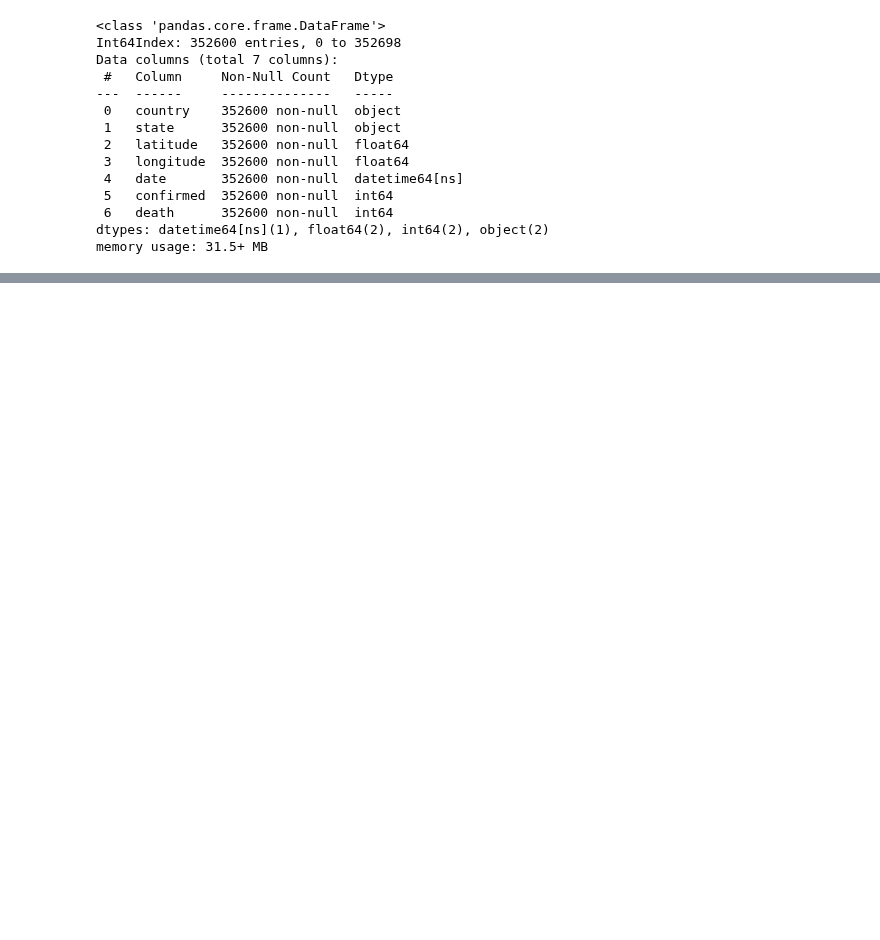
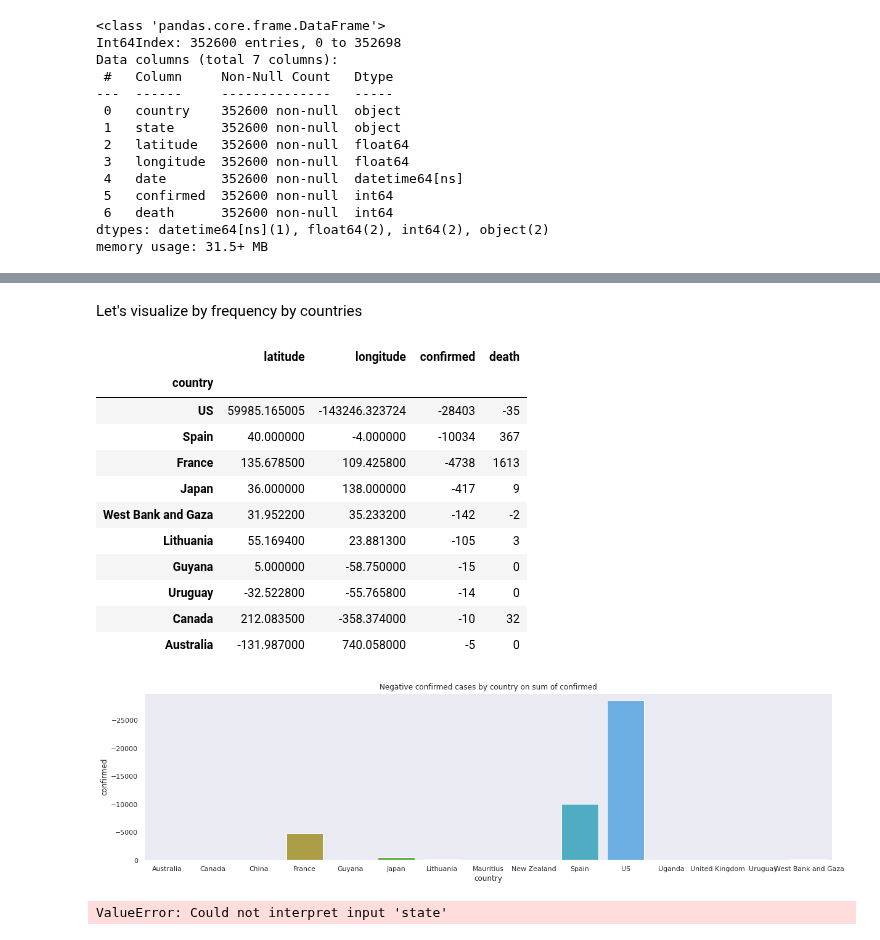
Before and after one commit to amuweee/covid_ds, a Jupyter notebook: eda/exploratory_data_analysis.ipynb, the cells around one changed output, grey strips where cells are left out. Drawn from its saved outputs; the diff is of its cells as text; code cells hidden in the pictures; blank space fills up the shorter version.

```diff
--- a/eda/exploratory_data_analysis.ipynb
+++ b/eda/exploratory_data_analysis.ipynb
@@ -227,0 +275,38 @@ memory usage: 31.5+ MB
+# %% [markdown]
+Let's visualize by frequency by countries
+# %%
+df_nkk_plot_sum = df_negative_kk.groupby(by="country").sum()
+df_nkk_plot_cnt = df_negative_kk.groupby(by="country").count()
+# %%
+def plot_neg_scatter(df, x_axis, y_axis, category):
+    data_df = df.reset_index()
+    sns.set(rc={'figure.figsize':(20,5)})
+    sns.set_style("dark")
+    plt.title(f"Negative {y_axis} cases by {x_axis} on {category} of {y_axis}")
+    sns.barplot(
+        data=data_df,
+        x=x_axis,
+        y=y_axis,
+    ).invert_yaxis()
+# %%
+plot_neg_scatter(df_nkk_plot_sum, "country", "confirmed", "sum")
+df_nkk_plot_sum.sort_values(by="confirmed", ascending=True).head(10)
+# %% [output]
+|  | latitude | longitude | confirmed | death |
+| country |  |  |  |  |
+| US | 59985.165005 | -143246.323724 | -28403 | -35 |
+| Spain | 40.000000 | -4.000000 | -10034 | 367 |
+| France | 135.678500 | 109.425800 | -4738 | 1613 |
+| Japan | 36.000000 | 138.000000 | -417 | 9 |
+| West Bank and Gaza | 31.952200 | 35.233200 | -142 | -2 |
+| Lithuania | 55.169400 | 23.881300 | -105 | 3 |
+| Guyana | 5.000000 | -58.750000 | -15 | 0 |
+| Uruguay | -32.522800 | -55.765800 | -14 | 0 |
+| Canada | 212.083500 | -358.374000 | -10 | 32 |
+| Australia | -131.987000 | 740.058000 | -5 | 0 |
+[figure, added]
+# %%
+plot_neg_scatter(df_nkk_plot_sum, "state", "confirmed", "sum")
+df_nkk_plot_sum.sort_values(by="confirmed", ascending=True).head(10)
+# %% [output]
+ValueError: Could not interpret input 'state'
```
Also changed, not shown: parts of 9 cells of this notebook.
